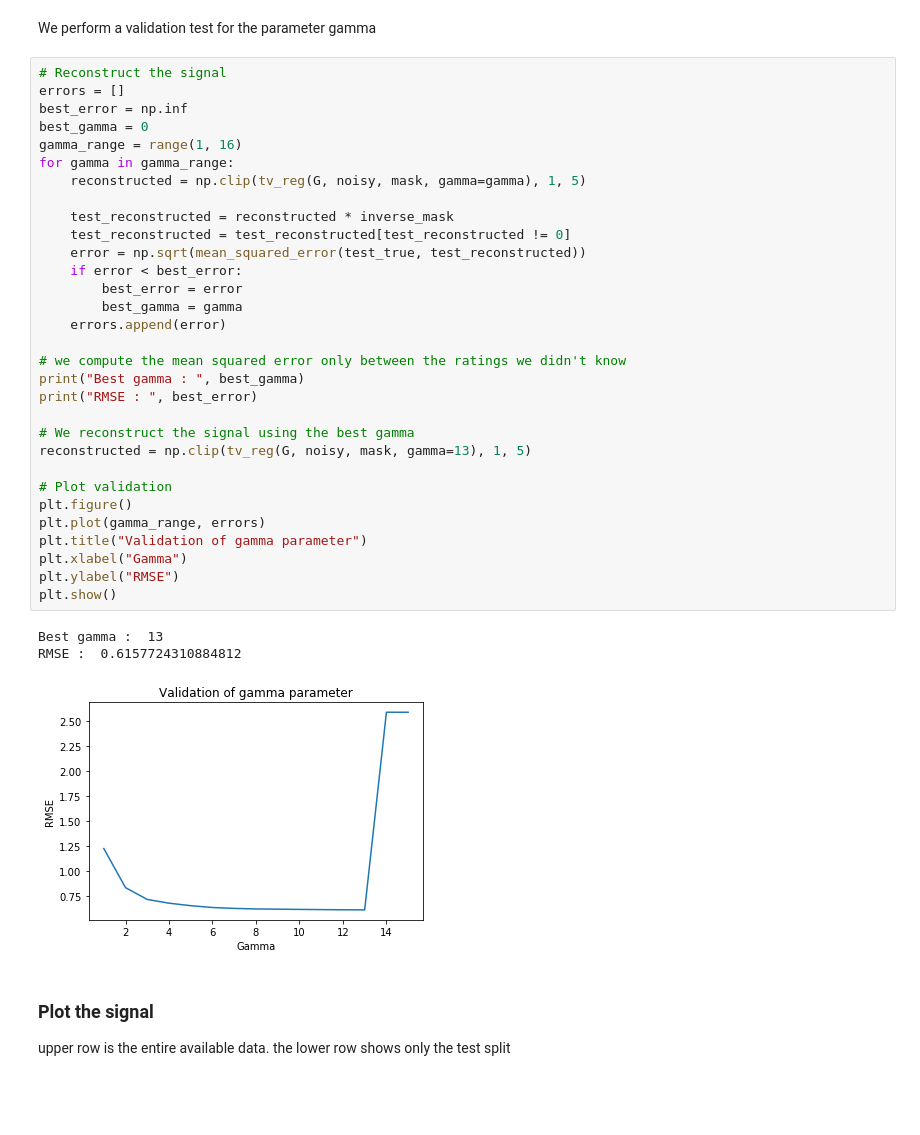
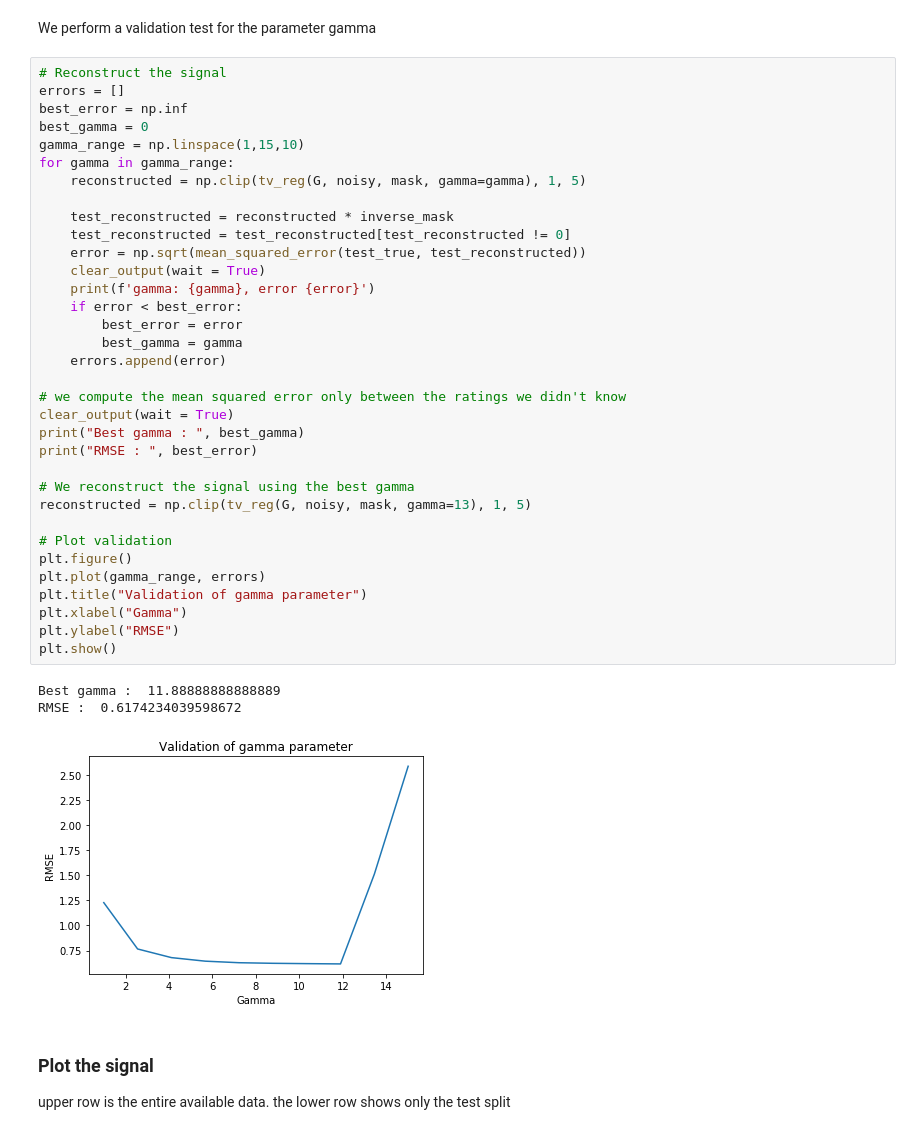
Before and after one commit to Lambo97/MovieRecommendation, a Jupyter notebook: src/tv_regularization2.ipynb, the cells around one changed output. Drawn from its saved outputs; the diff is of its cells as text; blank space fills up the shorter version.

```diff
--- a/src/tv_regularization2.ipynb
+++ b/src/tv_regularization2.ipynb
@@ -120,37 +120,40 @@ We perform a validation test for the parameter gamma
 # Reconstruct the signal
 errors = []
 best_error = np.inf
 best_gamma = 0
-gamma_range = range(1, 16)
+gamma_range = np.linspace(1,15,10)
 for gamma in gamma_range:
     reconstructed = np.clip(tv_reg(G, noisy, mask, gamma=gamma), 1, 5)
 
     test_reconstructed = reconstructed * inverse_mask
     test_reconstructed = test_reconstructed[test_reconstructed != 0]
     error = np.sqrt(mean_squared_error(test_true, test_reconstructed))
+    clear_output(wait = True)
+    print(f'gamma: {gamma}, error {error}')
     if error < best_error:
         best_error = error
         best_gamma = gamma
     errors.append(error)
 
 # we compute the mean squared error only between the ratings we didn't know
+clear_output(wait = True)
 print("Best gamma : ", best_gamma)
 print("RMSE : ", best_error)
 
 # We reconstruct the signal using the best gamma
 reconstructed = np.clip(tv_reg(G, noisy, mask, gamma=13), 1, 5)
 
 # Plot validation
 plt.figure()
 plt.plot(gamma_range, errors)
 plt.title("Validation of gamma parameter")
 plt.xlabel("Gamma")
 plt.ylabel("RMSE")
 plt.show()
 # %% [output]
-Best gamma :  13
-RMSE :  0.6157724310884812
+Best gamma :  11.88888888888889
+RMSE :  0.6174234039598672
-[figure, old version]
+[figure, new version]
 # %% [markdown]
 ### Plot the signal
 upper row is the entire available data.
```
Also changed, not shown: parts of 14 cells of this notebook.
